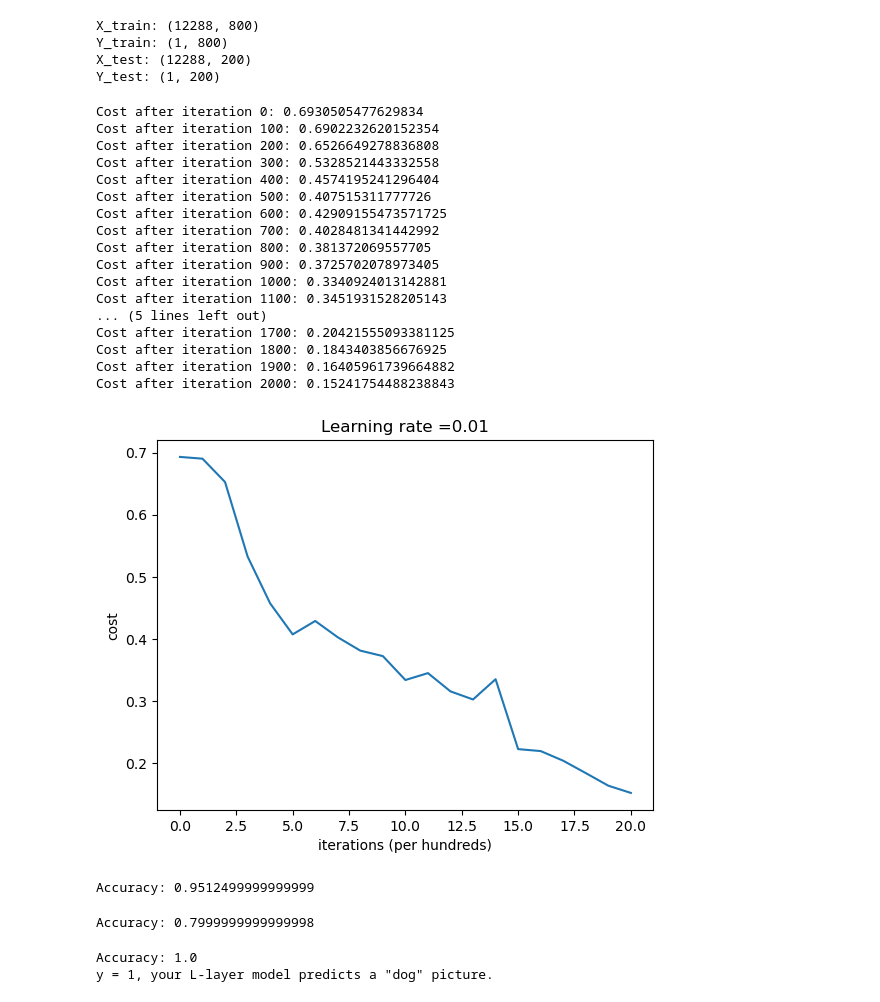
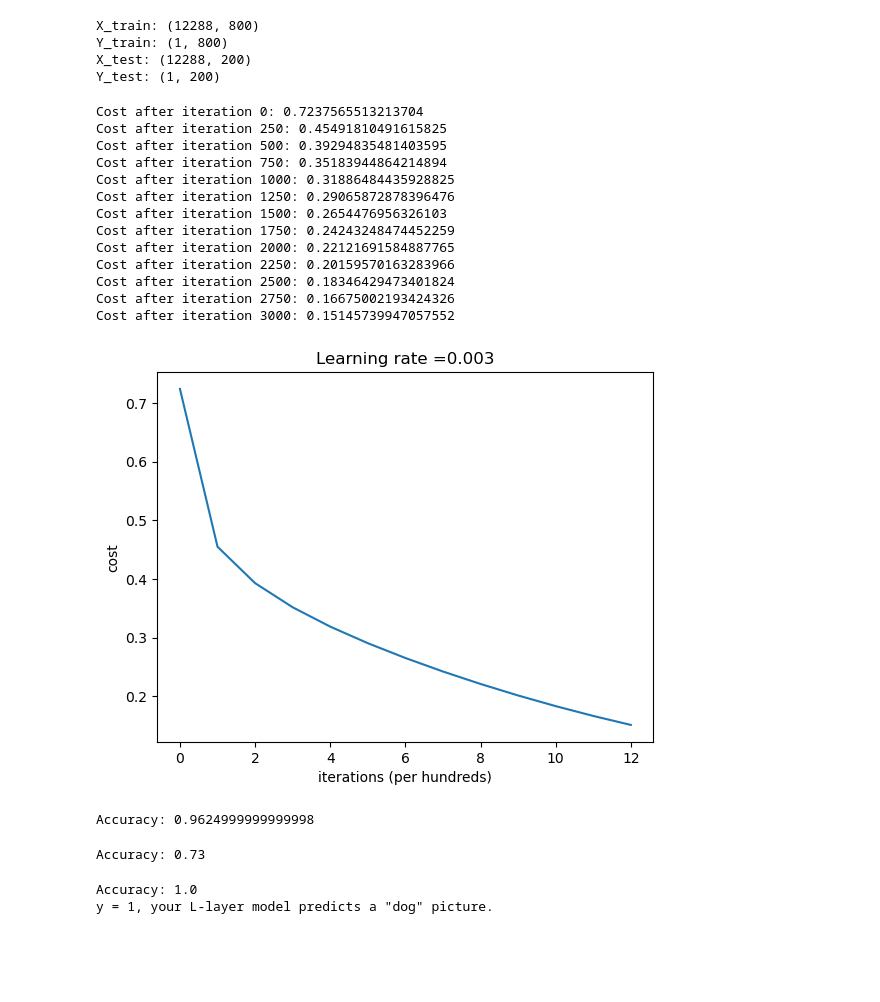
Before and after one commit to Rishu22889/ML, a Jupyter notebook: DeepLearning/building_DNN_stepbystep/deep_neural_network.ipynb, the cells around one changed output. Cells and saved outputs as stored; diff of their text form; code cells hidden in the pictures; blank space fills up the shorter version.

```diff
--- a/DeepLearning/building_DNN_stepbystep/deep_neural_network.ipynb
+++ b/DeepLearning/building_DNN_stepbystep/deep_neural_network.ipynb
@@ -81,6 +81,17 @@ def relu(Z):
     r = np.maximum(0,Z)
     cache = Z
     return r, cache
+# %%
+def initialize_parameters_he(layers_dims):
+    np.random.seed(3)
+    parameters = {}
+    L = len(layers_dims) - 1
+    import math
+    for l in range(1, L + 1):
+        parameters['W' + str(l)] = np.random.randn(layers_dims[l], layers_dims[l-1])*math.sqrt(2./layers_dims[l-1])
+        parameters['b' + str(l)] = np.zeros((layers_dims[l], 1))*math.sqrt(2./layers_dims[l-1])
+
+    return parameters
 # %%
 def initialize_parameters(n_x, n_h, n_y):
 
@@ -211,7 +222,7 @@ n_x = X_train.shape[0]
 n_h = 7
 n_y = 1
 
-layers_dims = (n_x,n_h,n_y)
+layers_dims = np.array([n_x,n_h,n_y])
 # %%
 def two_layer_model(X, y, layers_dims, learning_rate = 0.0075, num_iterations = 3000, print_cost = False):
 
@@ -219,9 +230,8 @@ def two_layer_model(X, y, layers_dims, learning_rate = 0.0075, num_iterations =
     grads = {}
     costs = []
     m = X.shape[1]
-    (n_x, n_h, n_y) = layers_dims
 
-    parameters = initialize_parameters(n_x,n_h,n_y)
+    parameters = initialize_parameters_he(layers_dims)
     W1 = parameters["W1"]
     b1 = parameters["b1"]
     W2 = parameters["W2"]
@@ -250,9 +260,9 @@ def two_layer_model(X, y, layers_dims, learning_rate = 0.0075, num_iterations =
         b1 = parameters["b1"]
         b2 = parameters["b2"]
 
-        if print_cost and i%100==0:
+        if print_cost and i%250==0:
             print("Cost after iteration {}: {}".format(i, np.squeeze(cost)))
-        if print_cost and i % 100 == 0:
+        if print_cost and i % 250 == 0:
             costs.append(cost)
 
     plt.plot(np.squeeze(costs))
@@ -263,26 +273,22 @@ def two_layer_model(X, y, layers_dims, learning_rate = 0.0075, num_iterations =
 
     return parameters
 # %%
-parameters = two_layer_model(X_train, y_train, layers_dims = (n_x, n_h, n_y),learning_rate=0.01, num_iterations = 2001, print_cost=True)
+parameters = two_layer_model(X_train, y_train, layers_dims = (n_x, n_h, n_y),learning_rate=0.003, num_iterations = 3001, print_cost=True)
 # %% [output]
-Cost after iteration 0: 0.6930505477629834
-Cost after iteration 100: 0.6902232620152354
-Cost after iteration 200: 0.6526649278836808
-Cost after iteration 300: 0.5328521443332558
-Cost after iteration 400: 0.4574195241296404
-Cost after iteration 500: 0.407515311777726
-Cost after iteration 600: 0.42909155473571725
-Cost after iteration 700: 0.4028481341442992
-Cost after iteration 800: 0.381372069557705
-Cost after iteration 900: 0.3725702078973405
-Cost after iteration 1000: 0.3340924013142881
-Cost after iteration 1100: 0.3451931528205143
-... (5 lines left out)
-Cost after iteration 1700: 0.20421555093381125
-Cost after iteration 1800: 0.1843403856676925
-Cost after iteration 1900: 0.16405961739664882
-Cost after iteration 2000: 0.15241754488238843
+Cost after iteration 0: 0.7237565513213704
+Cost after iteration 250: 0.45491810491615825
+Cost after iteration 500: 0.39294835481403595
+Cost after iteration 750: 0.35183944864214894
+Cost after iteration 1000: 0.31886484435928825
+Cost after iteration 1250: 0.29065872878396476
+Cost after iteration 1500: 0.2654476956326103
+Cost after iteration 1750: 0.24243248474452259
+Cost after iteration 2000: 0.22121691584887765
+Cost after iteration 2250: 0.20159570163283966
+Cost after iteration 2500: 0.18346429473401824
+Cost after iteration 2750: 0.16675002193424326
+Cost after iteration 3000: 0.15145739947057552
-[figure, old version]
+[figure, new version]
 # %%
 def predict(X, y, parameters):
     m = X.shape[1]
@@ -304,11 +310,11 @@ def predict(X, y, parameters):
 # %%
 pred_train = predict(X_train, y_train, parameters)
 # %% [output]
-Accuracy: 0.9512499999999999
+Accuracy: 0.9624999999999998
 # %%
 pred_test = predict(X_test, y_test, parameters)
 # %% [output]
-Accuracy: 0.7999999999999998
+Accuracy: 0.73
 # %%
 num_px = 64
 classes = np.array([b'cat', b'dog'])
```
